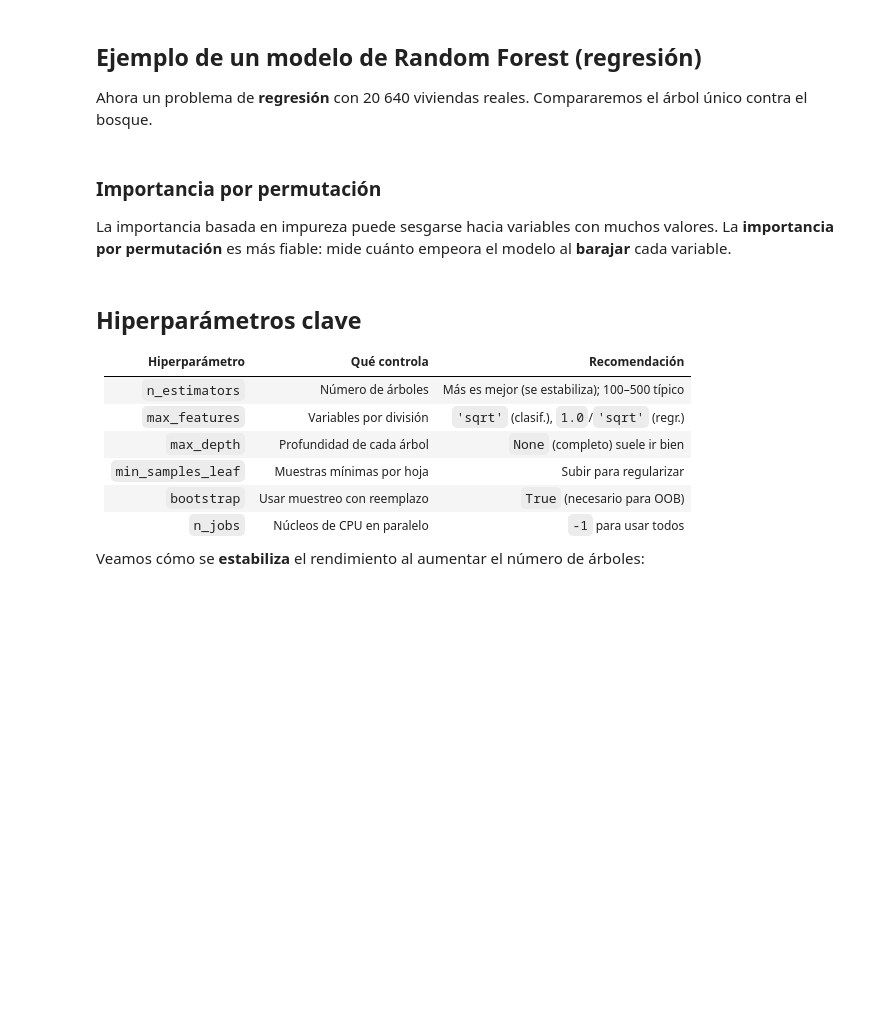
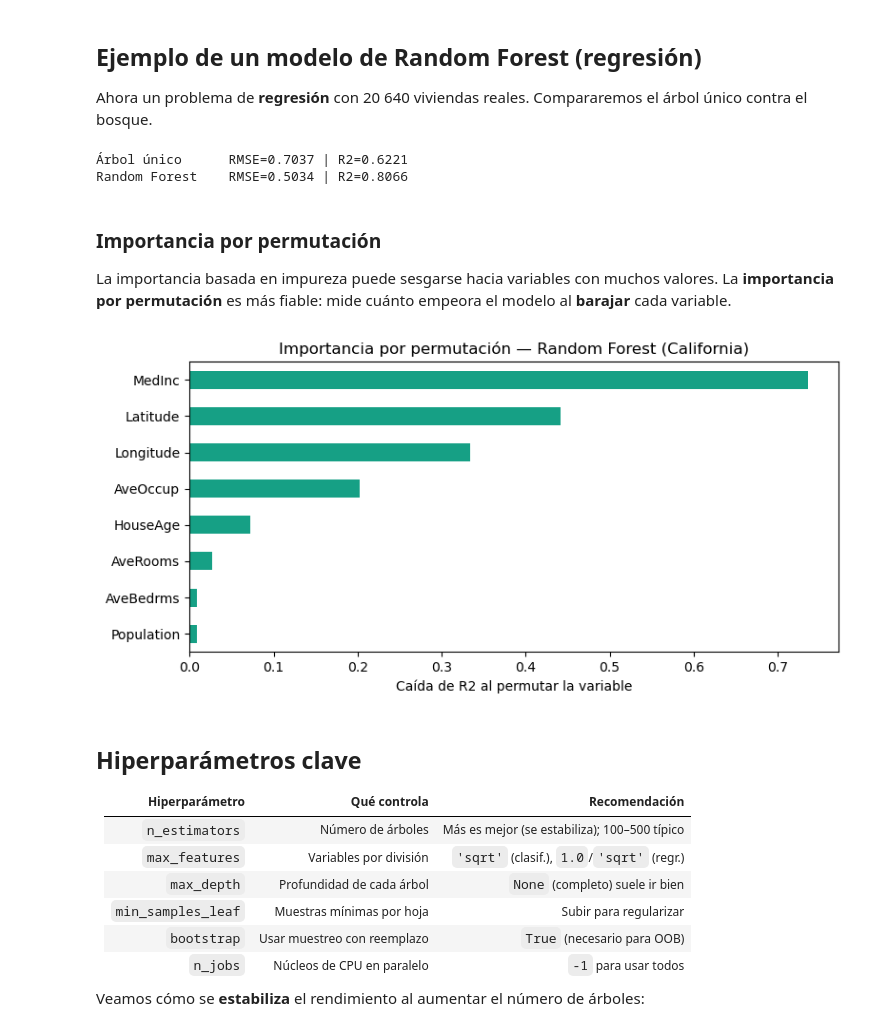
Before and after one commit to GabiRmz2025/Aprendizaje_Automatico_Avanzado_2026, a Jupyter notebook: Introducción_Clase/0.5.- Random Forest (Bosques Aleatorios).ipynb, the cells around one changed output. Saved outputs shown, nothing was run; the diff lists cells and outputs as text; code cells hidden in the pictures; blank space fills up the shorter version.

```diff
--- a/Introducción_Clase/0.5.- Random Forest (Bosques Aleatorios).ipynb
+++ b/Introducción_Clase/0.5.- Random Forest (Bosques Aleatorios).ipynb
@@ -113,3 +140,20 @@ from sklearn.datasets import fetch_california_housing
 from sklearn.tree import DecisionTreeRegressor
 from sklearn.ensemble import RandomForestRegressor
 from sklearn.metrics import mean_squared_error, r2_score
+
+cal = fetch_california_housing(as_frame=True)
+Xr, yr = cal.data, cal.target
+Xr_tr, Xr_te, yr_tr, yr_te = train_test_split(Xr, yr, test_size=0.2, random_state=42)
+
+tree_r = DecisionTreeRegressor(random_state=42).fit(Xr_tr, yr_tr)
+rf_r = RandomForestRegressor(n_estimators=300, random_state=42, n_jobs=-1).fit(Xr_tr, yr_tr)
+
+def reporta(nombre, modelo):
+    p = modelo.predict(Xr_te)
+    print(f'{nombre:<16} RMSE={np.sqrt(mean_squared_error(yr_te, p)):.4f} | R2={r2_score(yr_te, p):.4f}')
+
+reporta('Árbol único', tree_r)
+reporta('Random Forest', rf_r)
+# %% [output]
+Árbol único      RMSE=0.7037 | R2=0.6221
+Random Forest    RMSE=0.5034 | R2=0.8066
@@ -125,3 +162,15 @@ reporta('Random Forest', rf_r)
 La importancia basada en impureza puede sesgarse hacia variables con muchos valores. La **importancia por permutación** es más fiable: mide cuánto empeora el modelo al **barajar** cada variable.
 # %%
 from sklearn.inspection import permutation_importance
+
+result = permutation_importance(rf_r, Xr_te, yr_te, n_repeats=10, random_state=42, n_jobs=-1)
+perm = pd.Series(result.importances_mean, index=Xr.columns).sort_values()
+
+plt.figure(figsize=(8, 4))
+perm.plot.barh(color='#16a085')
+plt.xlabel('Caída de R2 al permutar la variable')
+plt.title('Importancia por permutación — Random Forest (California)')
+plt.tight_layout()
+plt.show()
+# %% [output]
+[figure, added]
```
Also changed, not shown: parts of 8 cells of this notebook.
